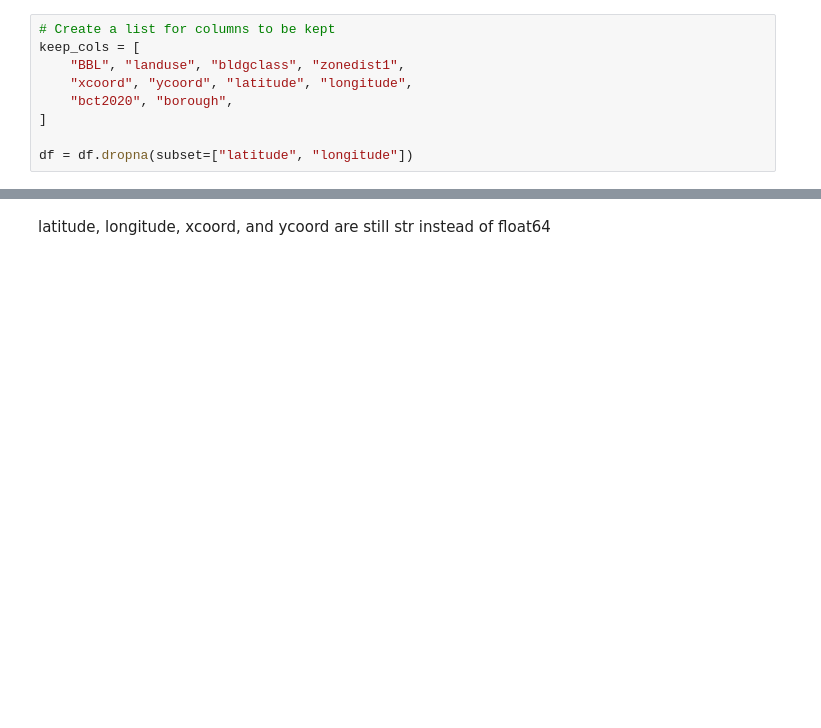
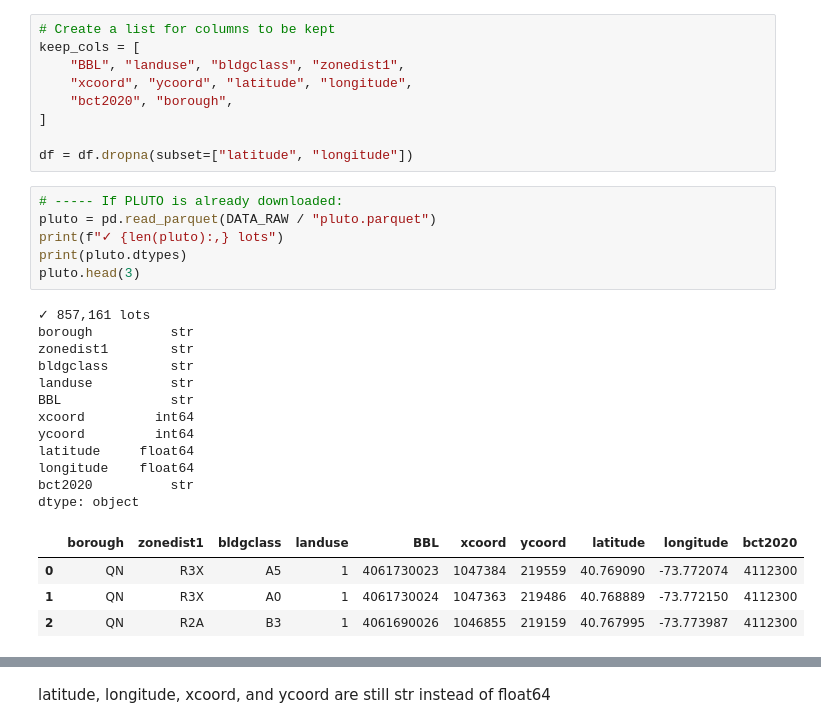
Before and after one commit to fmorenog/citibike-trip-classification, a Jupyter notebook: notebooks/citibike_project.ipynb, the cells around one changed output, grey strips where cells are left out. Cells and saved outputs as stored; diff of their text form; blank space fills up the shorter version.

```diff
--- a/notebooks/citibike_project.ipynb
+++ b/notebooks/citibike_project.ipynb
@@ -216,4 +231,27 @@ keep_cols = [
 ]
 
 df = df.dropna(subset=["latitude", "longitude"])
+# %%
+# ----- If PLUTO is already downloaded:
+pluto = pd.read_parquet(DATA_RAW / "pluto.parquet")
+print(f"✓ {len(pluto):,} lots")
+print(pluto.dtypes)
+pluto.head(3)
+# %% [output]
+✓ 857,161 lots
+borough          str
+zonedist1        str
+bldgclass        str
+landuse          str
+BBL              str
+xcoord         int64
+ycoord         int64
+latitude     float64
+longitude    float64
+bct2020          str
+dtype: object
+|  | borough | zonedist1 | bldgclass | landuse | BBL | xcoord | ycoord | latitude | longitude | bct2020 |
+| 0 | QN | R3X | A5 | 1 | 4061730023 | 1047384 | 219559 | 40.769090 | -73.772074 | 4112300 |
+| 1 | QN | R3X | A0 | 1 | 4061730024 | 1047363 | 219486 | 40.768889 | -73.772150 | 4112300 |
+| 2 | QN | R2A | B3 | 1 | 4061690026 | 1046855 | 219159 | 40.767995 | -73.773987 | 4112300 |
 # %%
```
Also changed, not shown: parts of 19 cells of this notebook, 1 other file.
